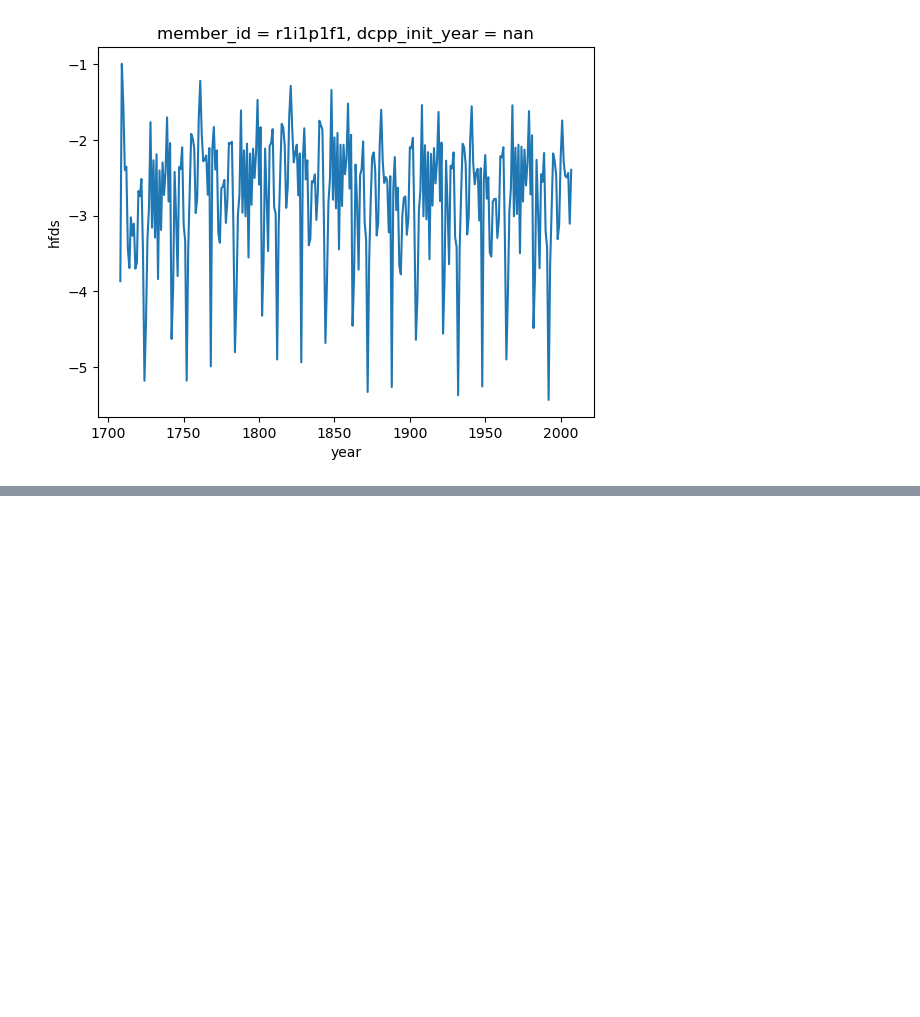
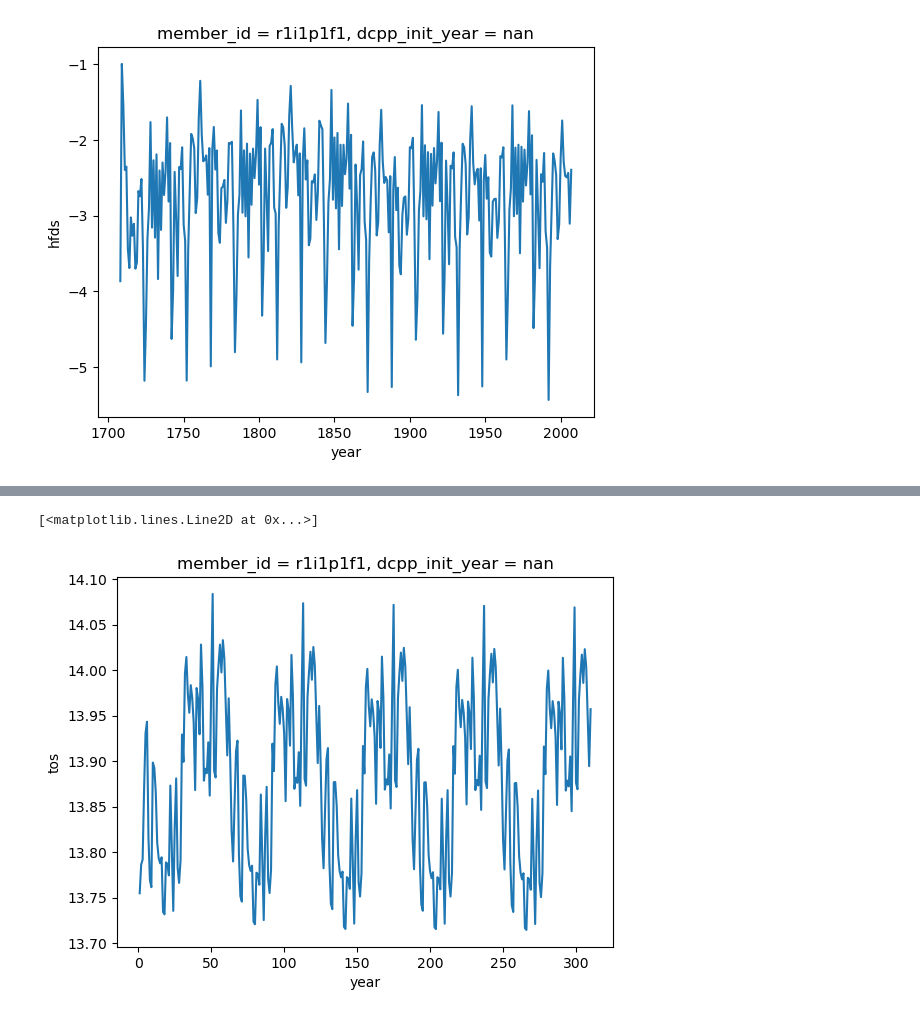
Before and after one commit to hirnas/e440-final, a Jupyter notebook: e440proj.ipynb, the cells around one changed output, grey strips where cells are left out. Drawn from its saved outputs; the diff is of its cells as text; code cells hidden in the pictures; blank space fills up the shorter version.

```diff
--- a/e440proj.ipynb
+++ b/e440proj.ipynb
@@ -522,0 +575,8 @@ testplotdata.plot()
+# %%
+
+
+testplotdata = (dset_dict_tos['OMIP.NCAR.CESM2.omip1.Omon.gr'].tos).mean(dim=('lat','lon')).groupby('time.year').mean()
+testplotdata.plot()
+# %% [output]
+[<matplotlib.lines.Line2D at 0x...>]
+[figure, added]
```
Also changed, not shown: parts of 4 cells of this notebook.
